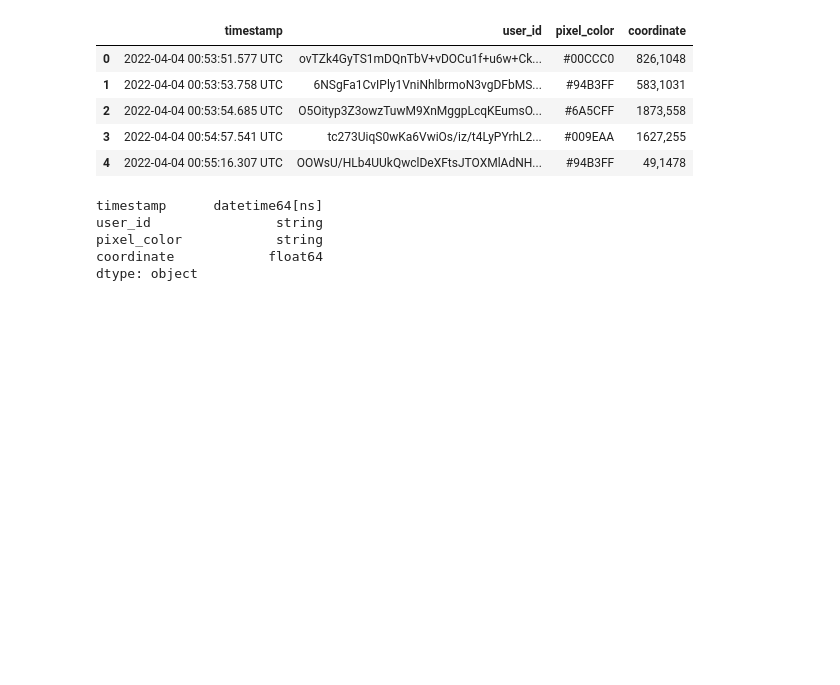
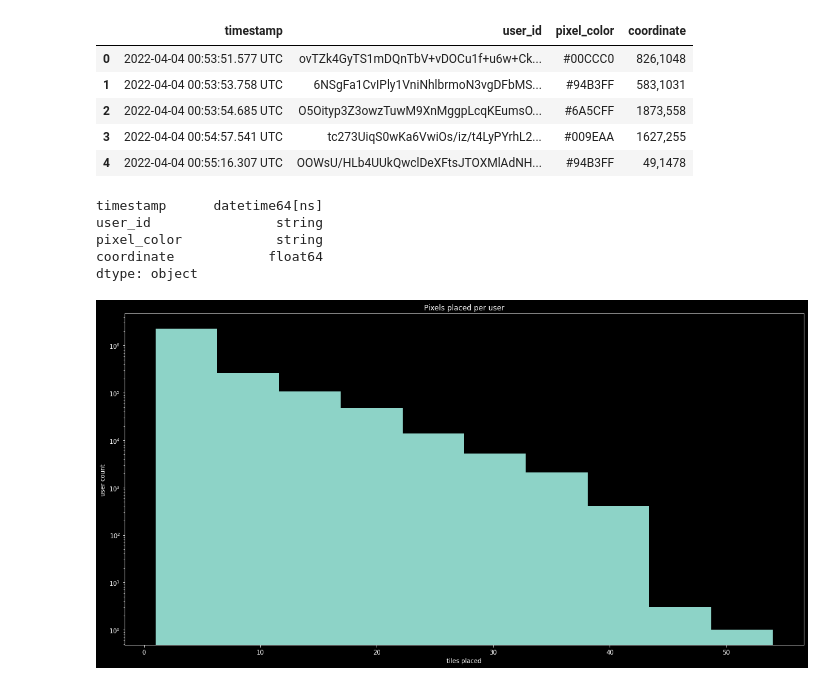
Before and after one commit to D-Mielewczyk/r-place-analysis, a Jupyter notebook: main.ipynb, the cells around one changed output. Drawn from its saved outputs; the diff is of its cells as text; code cells hidden in the pictures; blank space fills up the shorter version.

```diff
--- a/main.ipynb
+++ b/main.ipynb
@@ -23,15 +26,48 @@ def parse_date(date):
         return datetime.datetime.strptime(date.strip(" UTC"), '%Y-%m-%d %H:%M:%S')
 
 df['timestamp'] = df['timestamp'].apply(lambda x: parse_date(x))
-# %%
-df['user_id'] = df['user_id'].astype('string')
-df['pixel_color'] = df['pixel_color'].astype('string')
-df["coordinate"] = df["coordinate"].apply(lambda x: float(x.replace(",", ".")) if isinstance(x, str) else float(x))
-
-df.dtypes
-# %% [output]
-timestamp      datetime64[ns]
-user_id                string
-pixel_color            string
-coordinate            float64
-dtype: object
+# %%
+df['user_id'] = df['user_id'].astype('string')
+df['pixel_color'] = df['pixel_color'].astype('string')
+
+def parse_cord(cord):
+    try:
+        return float(cord.replace(",", "."))
+    except:
+        # Mods sometimes used rectangle tool to censor NSFW. This way we can get a tuple
+        # with opposite rectangle corcers
+        ###
+        # cords = cord.split('.')
+        # return (float(cord[0]+'.'+cord[1]), float(cord[2]+'.'+cord[3]))
+        ###
+        return np.NaN
+
+
+df["coordinate"] = df["coordinate"].apply(lambda x: parse_cord(x))
+
+df.dropna(how="any")
+df.dtypes
+# %% [output]
+timestamp      datetime64[ns]
+user_id                string
+pixel_color            string
+coordinate            float64
+dtype: object
+# %%
+import matplotlib.pyplot as plt
+
+plt.style.use('dark_background')
+figsize = (20, 10)
+# %%
+pix_usr = df["user_id"].value_counts().rename_axis('user_id').to_frame('counts').reset_index()
+pix_usr.head()
+
+fig, ax = plt.subplots(figsize=figsize)
+ax.set_yscale('log')
+ax.set_ylabel('user count')
+ax.set_xlabel('tiles placed')
+ax.set_title('Pixels placed per user')
+ax.hist(pix_usr['counts'])
+fig.savefig("./plots/tiles_per_user.pdf")
+# %% [output]
+[figure, added]
```
Also changed, not shown: parts of 5 cells of this notebook, 4 other files.
